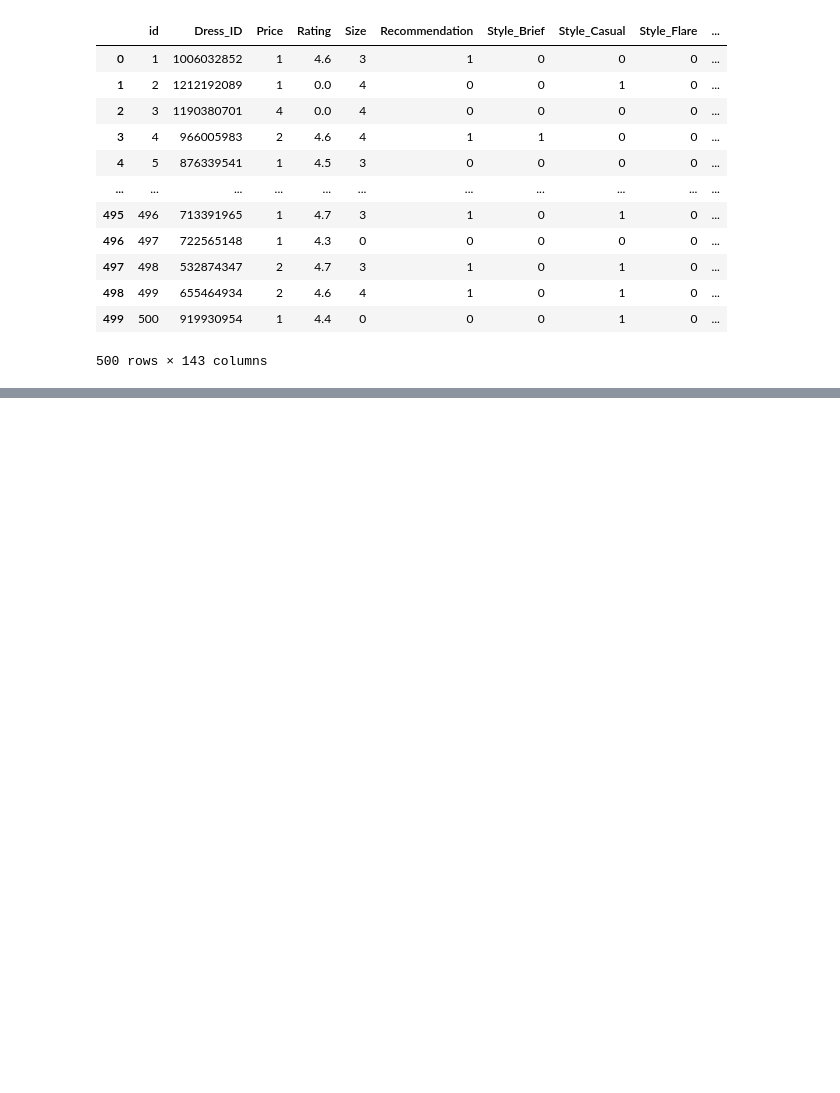
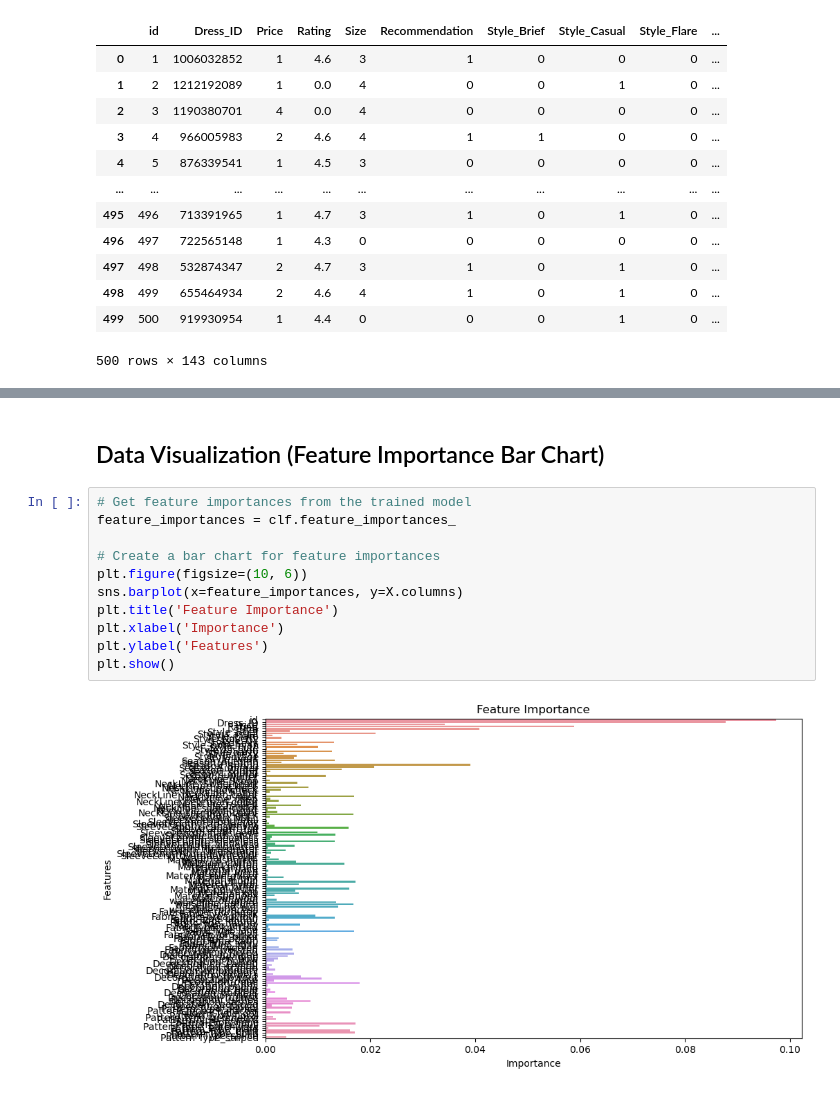
Before and after one commit to zhafranzainal/basic_python, a Jupyter notebook: Exploratory Data Analysis/Dresses Sales.ipynb, the cells around one changed output, grey strips where cells are left out. Saved outputs shown, nothing was run; the diff lists cells and outputs as text; blank space fills up the shorter version.

```diff
--- a/Exploratory Data Analysis/Dresses Sales.ipynb
+++ b/Exploratory Data Analysis/Dresses Sales.ipynb
@@ -384,0 +428,15 @@ weighted avg       0.55      0.57      0.53       100
+# %% [markdown]
+## Data Visualization (Feature Importance Bar Chart)
+# %%
+# Get feature importances from the trained model
+feature_importances = clf.feature_importances_
+
+# Create a bar chart for feature importances
+plt.figure(figsize=(10, 6))
+sns.barplot(x=feature_importances, y=X.columns)
+plt.title('Feature Importance')
+plt.xlabel('Importance')
+plt.ylabel('Features')
+plt.show()
+# %% [output]
+[figure, added]
```
Also changed, not shown: parts of 18 cells of this notebook.
